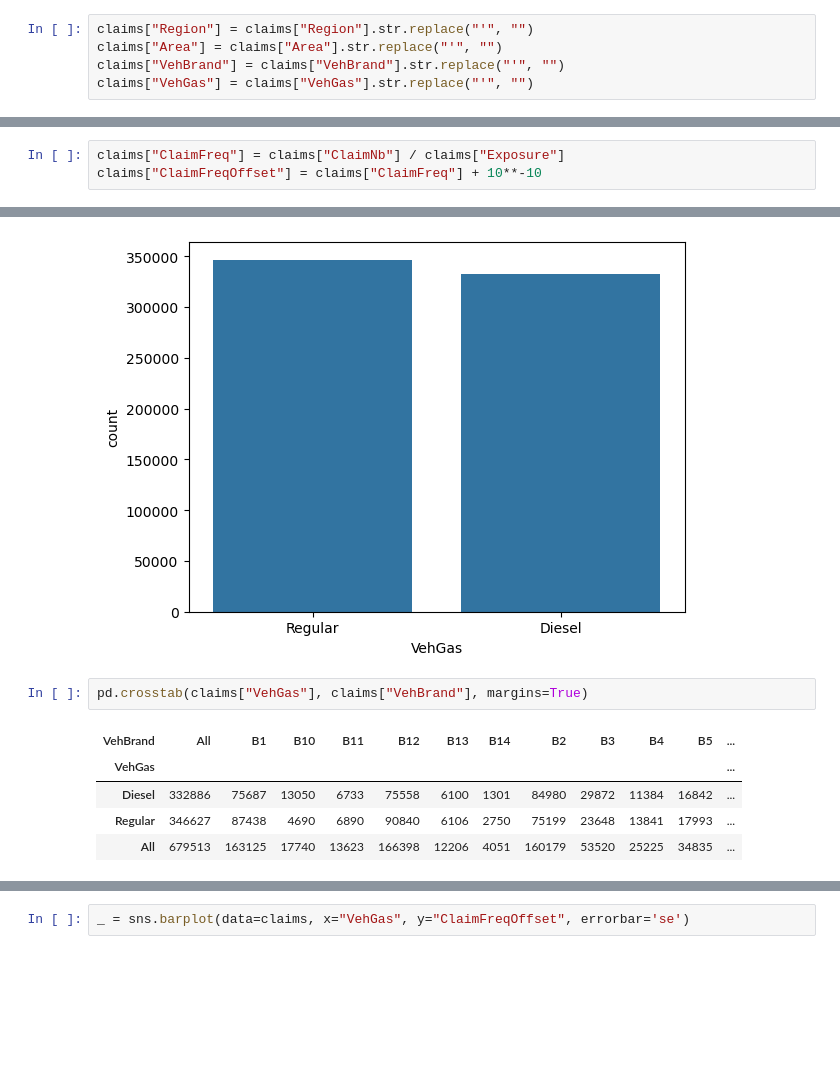
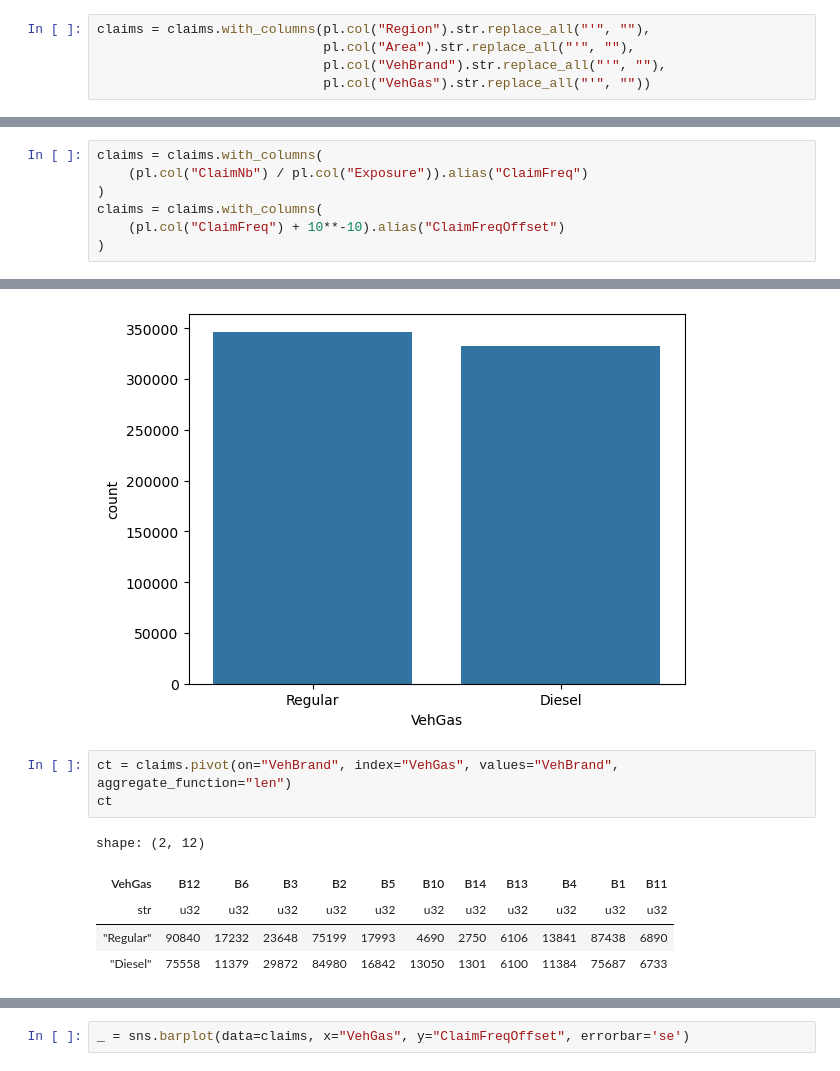
Before and after one commit to ivankching/storytelling, a Jupyter notebook: French Motor Claims/eda.ipynb, the cells around one changed output, grey strips where cells are left out. Cells and saved outputs as stored; diff of their text form; blank space fills up the shorter version.

Commit message:
Change all dataframes from pandas to polars

```diff
--- a/French Motor Claims/eda.ipynb
+++ b/French Motor Claims/eda.ipynb
@@ -84,8 +93,8 @@ Length: 22, dtype: str
-# %%
-claims["Region"] = claims["Region"].str.replace("'", "")
-claims["Area"] = claims["Area"].str.replace("'", "")
-claims["VehBrand"] = claims["VehBrand"].str.replace("'", "")
-claims["VehGas"] = claims["VehGas"].str.replace("'", "")
+# %%
+claims = claims.with_columns(pl.col("Region").str.replace_all("'", ""),
+                             pl.col("Area").str.replace_all("'", ""),
+                             pl.col("VehBrand").str.replace_all("'", ""),
+                             pl.col("VehGas").str.replace_all("'", ""))
 # %%
 gdf_france = geopd.read_file("regions-20140306-100m-shp/regions-20140306-100m.shp")
 gdf_france.head()
@@ -110,6 +119,10 @@ gdf_france.plot()
 set(gdf_france['Region']) == set(claims['Region'])
 # %% [output]
 True
-# %%
-claims["ClaimFreq"] = claims["ClaimNb"] / claims["Exposure"]
-claims["ClaimFreqOffset"] = claims["ClaimFreq"] + 10**-10
+# %%
+claims = claims.with_columns(
+    (pl.col("ClaimNb") / pl.col("Exposure")).alias("ClaimFreq")
+)
+claims = claims.with_columns(
+    (pl.col("ClaimFreq") + 10**-10).alias("ClaimFreqOffset")
+)
@@ -403,11 +457,12 @@ _ = sns.countplot(x=claims["VehGas"])
 # %% [output]
 [figure]
 # %%
-pd.crosstab(claims["VehGas"], claims["VehBrand"], margins=True)
+ct = claims.pivot(on="VehBrand", index="VehGas", values="VehBrand", aggregate_function="len")
+ct
 # %% [output]
+shape: (2, 12)
-| VehBrand | All | B1 | B10 | B11 | B12 | B13 | B14 | B2 | B3 | B4 | B5 | ... |
-| VehGas |  |  |  |  |  |  |  |  |  |  |  | ... |
-| Diesel | 332886 | 75687 | 13050 | 6733 | 75558 | 6100 | 1301 | 84980 | 29872 | 11384 | 16842 | ... |
-| Regular | 346627 | 87438 | 4690 | 6890 | 90840 | 6106 | 2750 | 75199 | 23648 | 13841 | 17993 | ... |
-| All | 679513 | 163125 | 17740 | 13623 | 166398 | 12206 | 4051 | 160179 | 53520 | 25225 | 34835 | ... |
+| VehGas | B12 | B6 | B3 | B2 | B5 | B10 | B14 | B13 | B4 | B1 | B11 |
+| str | u32 | u32 | u32 | u32 | u32 | u32 | u32 | u32 | u32 | u32 | u32 |
+| "Regular" | 90840 | 17232 | 23648 | 75199 | 17993 | 4690 | 2750 | 6106 | 13841 | 87438 | 6890 |
+| "Diesel" | 75558 | 11379 | 29872 | 84980 | 16842 | 13050 | 1301 | 6100 | 11384 | 75687 | 6733 |
 # %%
```
Also changed, not shown: parts of 41 cells of this notebook.
